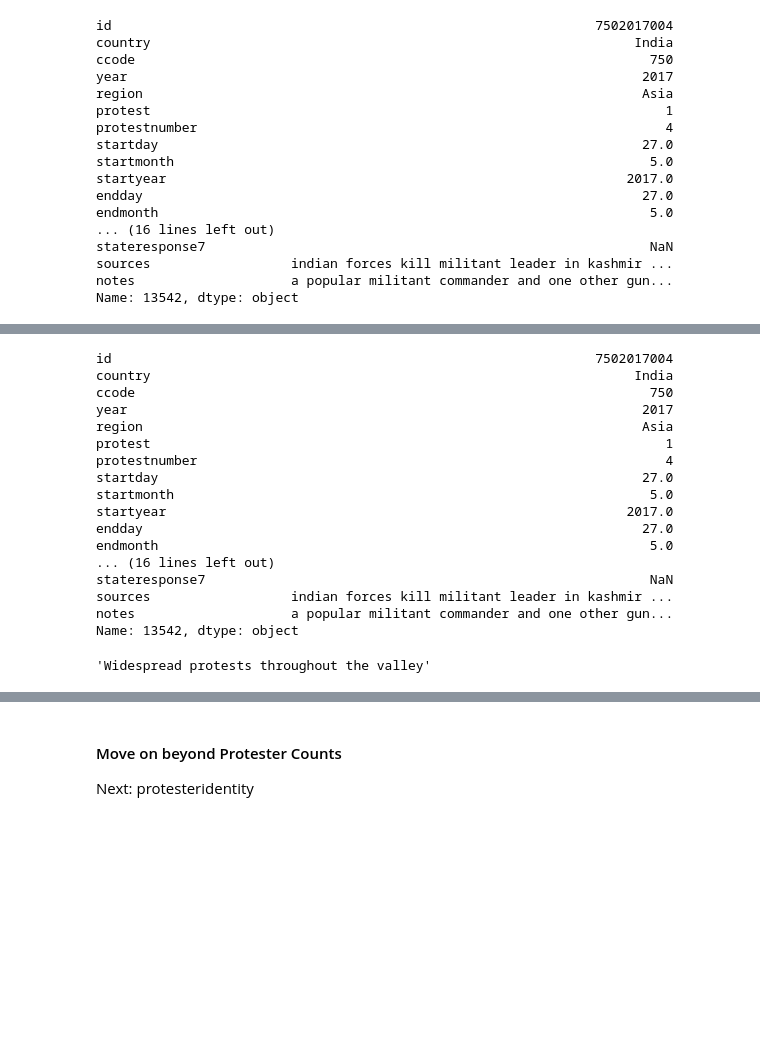
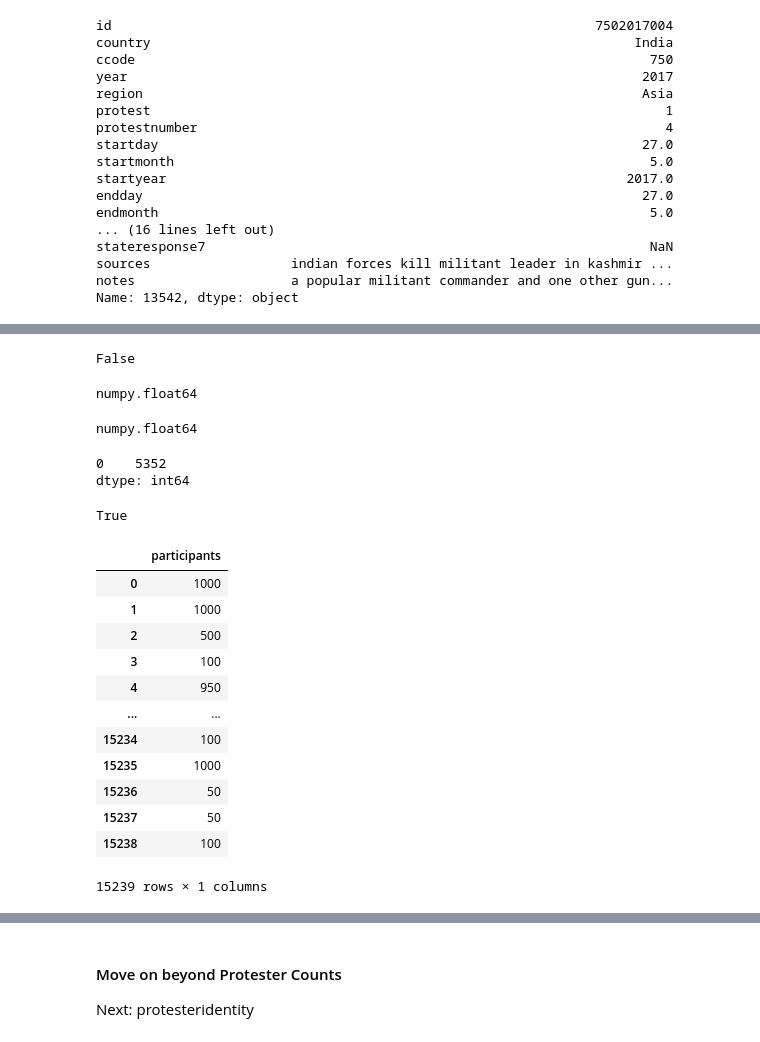
Before and after one commit to sethnlewis/Predicting-Political-Revolutions, a Jupyter notebook: notebooks/EDA_MM.ipynb, the cells around one changed output, grey strips where cells are left out. Cells and saved outputs as stored; diff of their text form; code cells hidden in the pictures; blank space fills up the shorter version.

```diff
--- a/notebooks/EDA_MM.ipynb
+++ b/notebooks/EDA_MM.ipynb
@@ -295,26 +377,43 @@ Name: participants_category, dtype: int64
-# %%
-df.loc[13542]
-# %% [output]
-id                                                              7502017004
-country                                                              India
-ccode                                                                  750
-year                                                                  2017
-region                                                                Asia
-protest                                                                  1
-protestnumber                                                            4
-startday                                                              27.0
-startmonth                                                             5.0
-startyear                                                           2017.0
-endday                                                                27.0
-endmonth                                                               5.0
-... (16 lines left out)
-stateresponse7                                                         NaN
-sources                  indian forces kill militant leader in kashmir ...
-notes                    a popular militant commander and one other gun...
-Name: 13542, dtype: object
-# %%
-df.loc[13542]['participants']#.map(converter)
-# %% [output]
-'Widespread protests throughout the valley'
+# %%
+range_as_average[0] i np.nan
+# %% [output]
+False
+# %%
+type(counts_converted[51])
+# %% [output]
+numpy.float64
+# %%
+type(counts_converted[43])
+# %% [output]
+numpy.float64
+# %%
+fix_na_type = lambda x: np.nan if (math.isnan(x)) or (not pd.notna(x)) else x
+
+temp = pd.DataFrame(map(fix_na_type, range_as_average))
+temp.isna().sum()
+# %% [output]
+0    5352
+dtype: int64
+# %%
+math.isnan(pd.DataFrame([counts_converted, range_as_average]).T.iloc[0, 1])
+# %% [output]
+True
+# %%
+
+participants
+# %% [output]
+|  | participants |
+| 0 | 1000 |
+| 1 | 1000 |
+| 2 | 500 |
+| 3 | 100 |
+| 4 | 950 |
+| ... | ... |
+| 15234 | 100 |
+| 15235 | 1000 |
+| 15236 | 50 |
+| 15237 | 50 |
+| 15238 | 100 |
+15239 rows × 1 columns
 # %%
 # Add new column for the clean values
```
Also changed, not shown: parts of 21 cells of this notebook, 1 other file.
